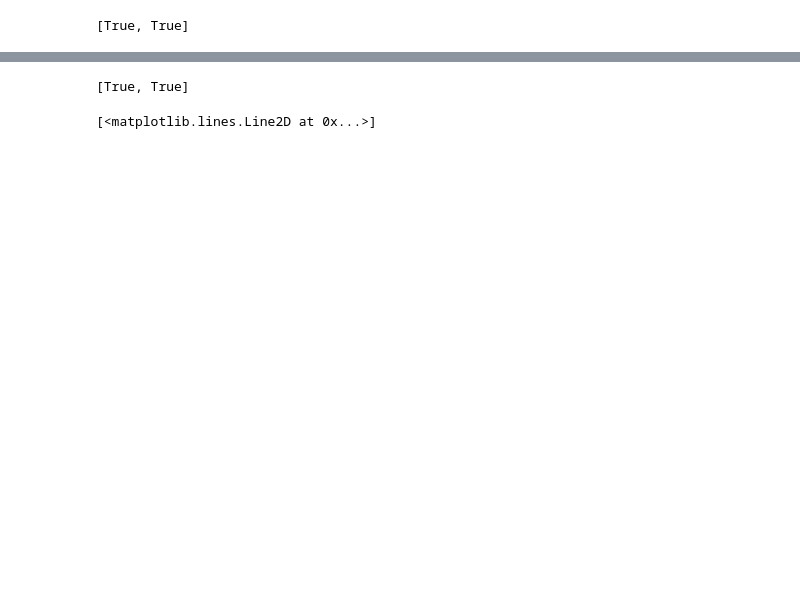
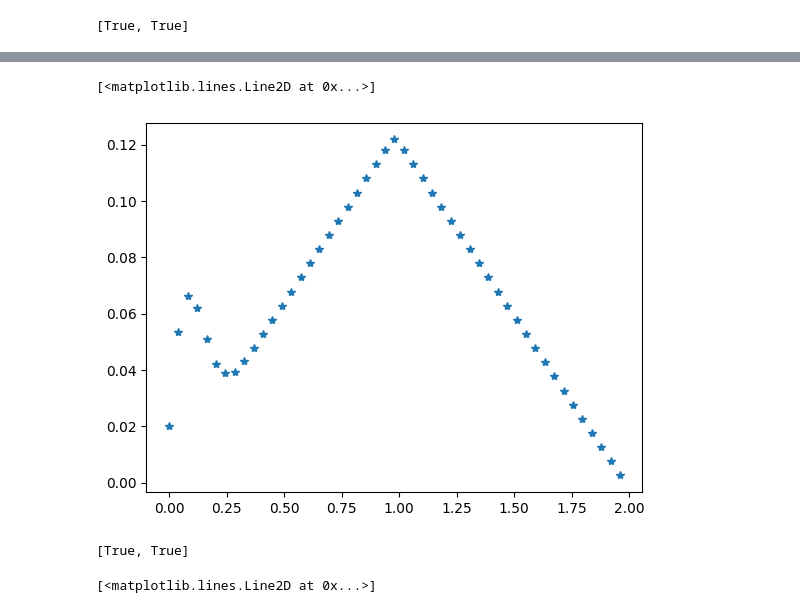
Before and after one commit to ALuchinsky/vpb_python, a Jupyter notebook: python/testClass.ipynb, the cells around one changed output, grey strips where cells are left out. Saved outputs shown, nothing was run; the diff lists cells and outputs as text; code cells hidden in the pictures; blank space fills up the shorter version.

```diff
--- a/python/testClass.ipynb
+++ b/python/testClass.ipynb
@@ -20,3 +26,9 @@ _ = TD.calcDiag(inf=2)
+# %%
+ps = TD.computePS(0, nGrid=50)
+plt.plot(TD.scale[:-1], ps, "*")
+# %% [output]
+[<matplotlib.lines.Line2D at 0x...>]
+[figure, added]
 # %%
 [
     np.allclose(TD.computeNL(homDim = 0), np.loadtxt("../R/nl_0.csv", skiprows=1)),
```
Also changed, not shown: parts of 2 cells of this notebook, 1 other file.
